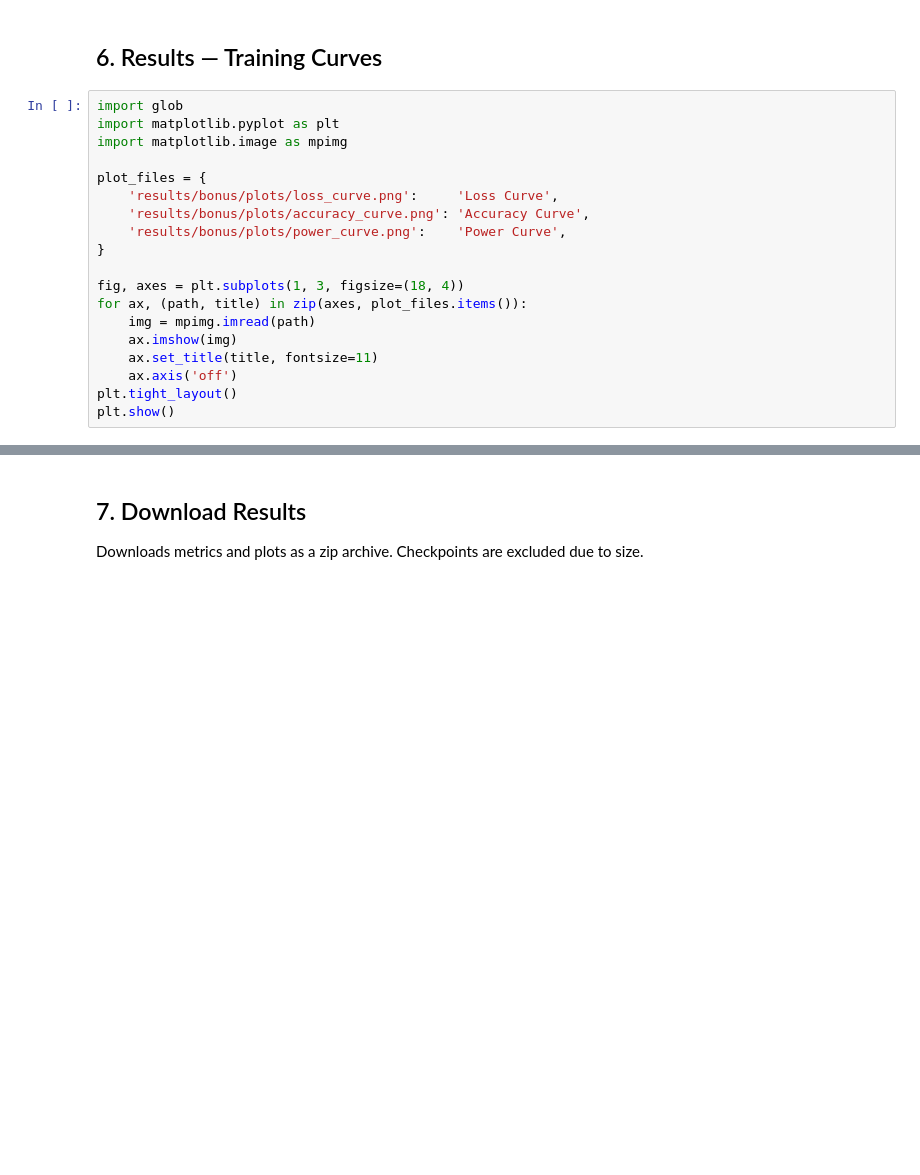
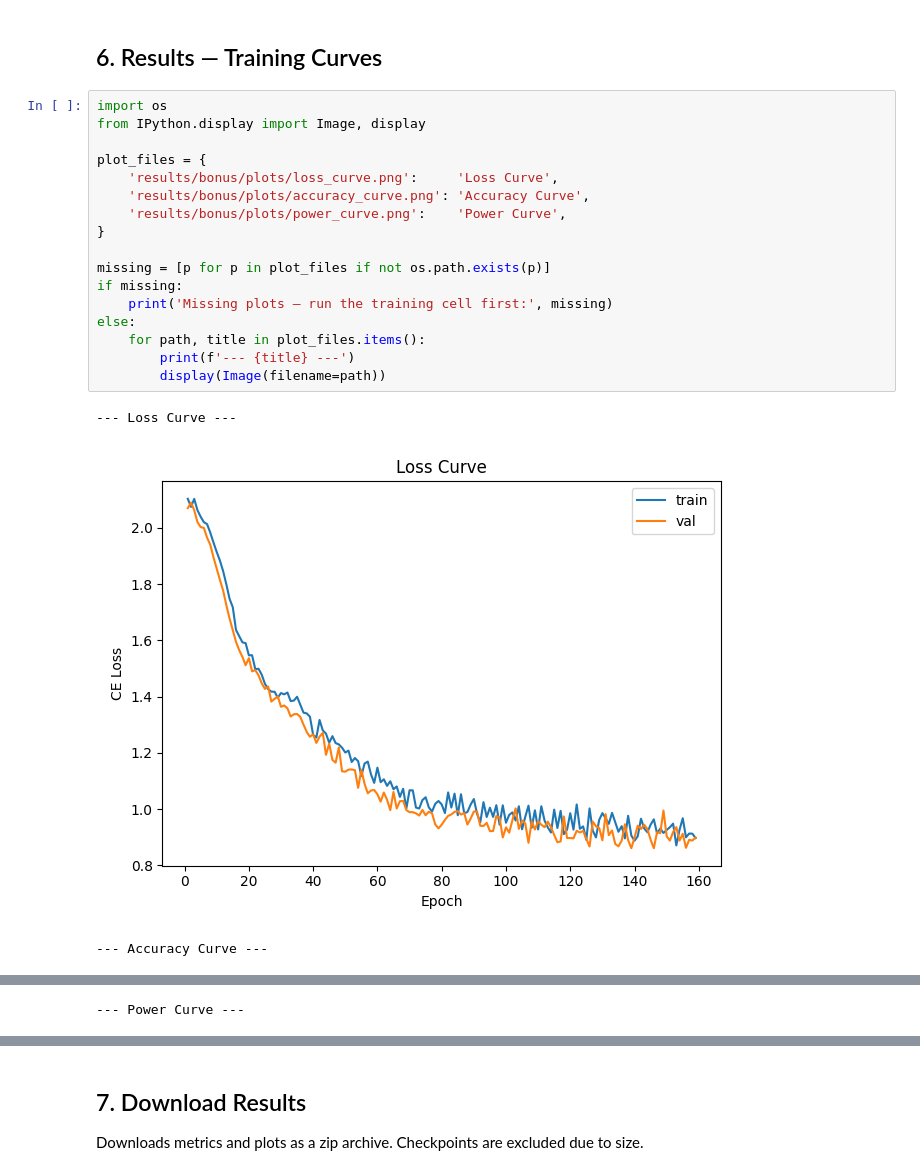
Before and after one commit to caltinuzengi/cs515-deep-learning, a Jupyter notebook: bonus/colab_bonus.ipynb, the cells around one changed output, grey strips where cells are left out. Saved outputs shown, nothing was run; the diff lists cells and outputs as text; blank space fills up the shorter version.

```diff
--- a/bonus/colab_bonus.ipynb
+++ b/bonus/colab_bonus.ipynb
@@ -117,21 +174,23 @@ print('=' * 45)
 # %% [markdown]
 ## 6. Results — Training Curves
 # %%
-import glob
-import matplotlib.pyplot as plt
-import matplotlib.image as mpimg
+import os
+from IPython.display import Image, display
 
 plot_files = {
     'results/bonus/plots/loss_curve.png':     'Loss Curve',
     'results/bonus/plots/accuracy_curve.png': 'Accuracy Curve',
     'results/bonus/plots/power_curve.png':    'Power Curve',
 }
 
-fig, axes = plt.subplots(1, 3, figsize=(18, 4))
-for ax, (path, title) in zip(axes, plot_files.items()):
-    img = mpimg.imread(path)
-    ax.imshow(img)
-    ax.set_title(title, fontsize=11)
-    ax.axis('off')
-plt.tight_layout()
-plt.show()
+missing = [p for p in plot_files if not os.path.exists(p)]
+if missing:
+    print('Missing plots — run the training cell first:', missing)
+else:
+    for path, title in plot_files.items():
+        print(f'--- {title} ---')
+        display(Image(filename=path))
+# %% [output]
+--- Loss Curve ---
+[figure, added]
+--- Accuracy Curve ---
@@ -137,0 +198 @@ plt.show()
+--- Power Curve ---
```
Also changed, not shown: parts of 21 cells of this notebook, 7 other files.
